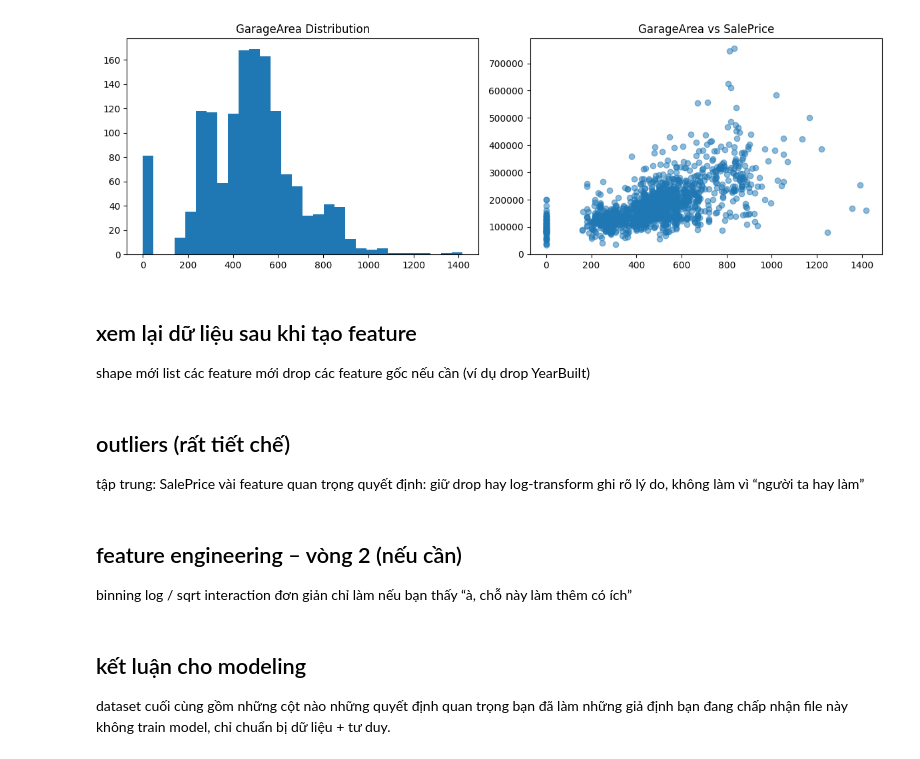
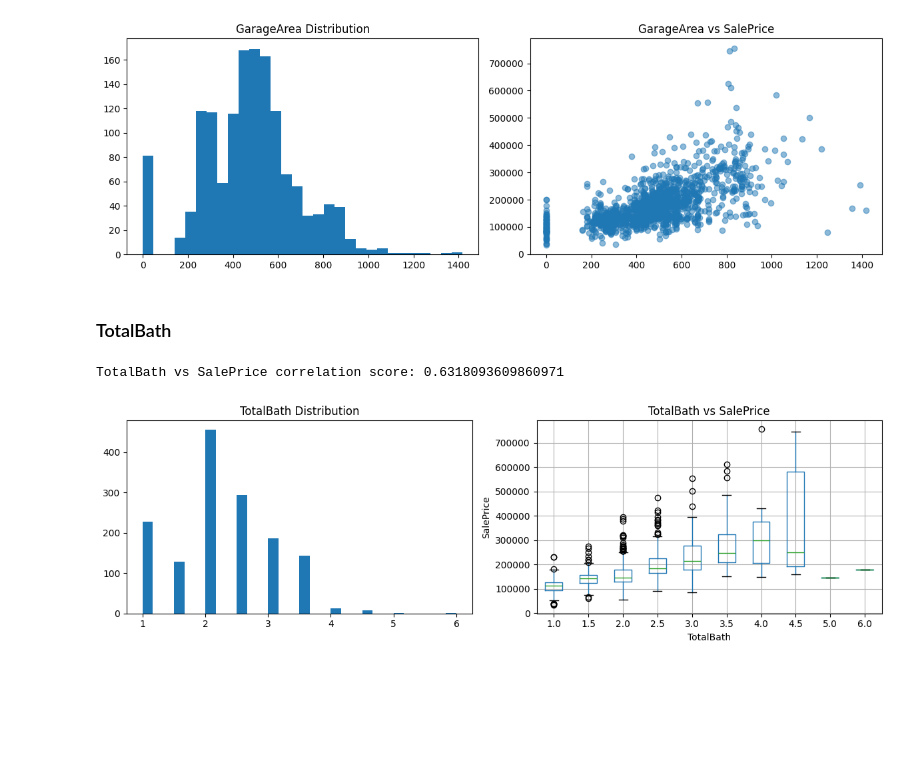
Before and after one commit to nh-adorie/adorie-data-projects, a Jupyter notebook: house-prices/01_eda_features_engineering.ipynb, the cells around one changed output. Drawn from its saved outputs; the diff is of its cells as text; code cells hidden in the pictures; blank space fills up the shorter version.

Commit message:
feature engineering

```diff
--- a/house-prices/01_eda_features_engineering.ipynb
+++ b/house-prices/01_eda_features_engineering.ipynb
@@ -274,3 +331,24 @@ def hist_and_scatter(df, col, target):
 
     plt.tight_layout()
     plt.show()
+# %%
+# Create function to draw chart for DISCRETE NUMERIC VARIABLES
+def hist_and_boxplot(df, col, target):
+    fig, axs = plt.subplots(1, 2, figsize=(12, 4))
+
+    # Histogram
+    axs[0].hist(df[col], bins=30)
+    axs[0].set_title(f'{col} Distribution')
+
+    # Boxplot instead of scatter
+    df.boxplot(column=target, by=col, ax=axs[1])
+    axs[1].set_title(f'{col} vs {target}')
+    axs[1].set_xlabel(col)
+    axs[1].set_ylabel(target)
+    plt.suptitle('')  # Remove default title from boxplot
+
+    # Calculate correlation score
+    corr_score = df[col].corr(df[target])
+    print(f'{col} vs {target} correlation score: {corr_score}')
+    plt.tight_layout()
+    plt.show()
@@ -355,30 +452,10 @@ GarageArea vs SalePrice correlation score: 0.6234228990077114
 # Biều đồ 2:
 # Nhà không có garage thì giá thấp hơn
 # GarageArea tăng thì giá tăng
-# %% [markdown]
-## xem lại dữ liệu sau khi tạo feature
-shape mới
-list các feature mới
-drop các feature gốc nếu cần (ví dụ drop YearBuilt)
-# %% [markdown]
-## outliers (rất tiết chế)
-tập trung:
-SalePrice
-vài feature quan trọng
-quyết định:
-giữ
-drop
-hay log-transform
-ghi rõ lý do, không làm vì “người ta hay làm”
-# %% [markdown]
-## feature engineering – vòng 2 (nếu cần)
-binning
-log / sqrt
-interaction đơn giản
-chỉ làm nếu bạn thấy “à, chỗ này làm thêm có ích”
-# %% [markdown]
-## kết luận cho modeling
-dataset cuối cùng gồm những cột nào
-những quyết định quan trọng bạn đã làm
-những giả định bạn đang chấp nhận
-file này không train model, chỉ chuẩn bị dữ liệu + tư duy.
+# %% [markdown]
+### TotalBath
+# %%
+hist_and_boxplot(train_df, 'TotalBath', 'SalePrice')
+# %% [output]
+TotalBath vs SalePrice correlation score: 0.6318093609860971
+[figure, added]
```
Also changed, not shown: parts of 15 cells of this notebook.
